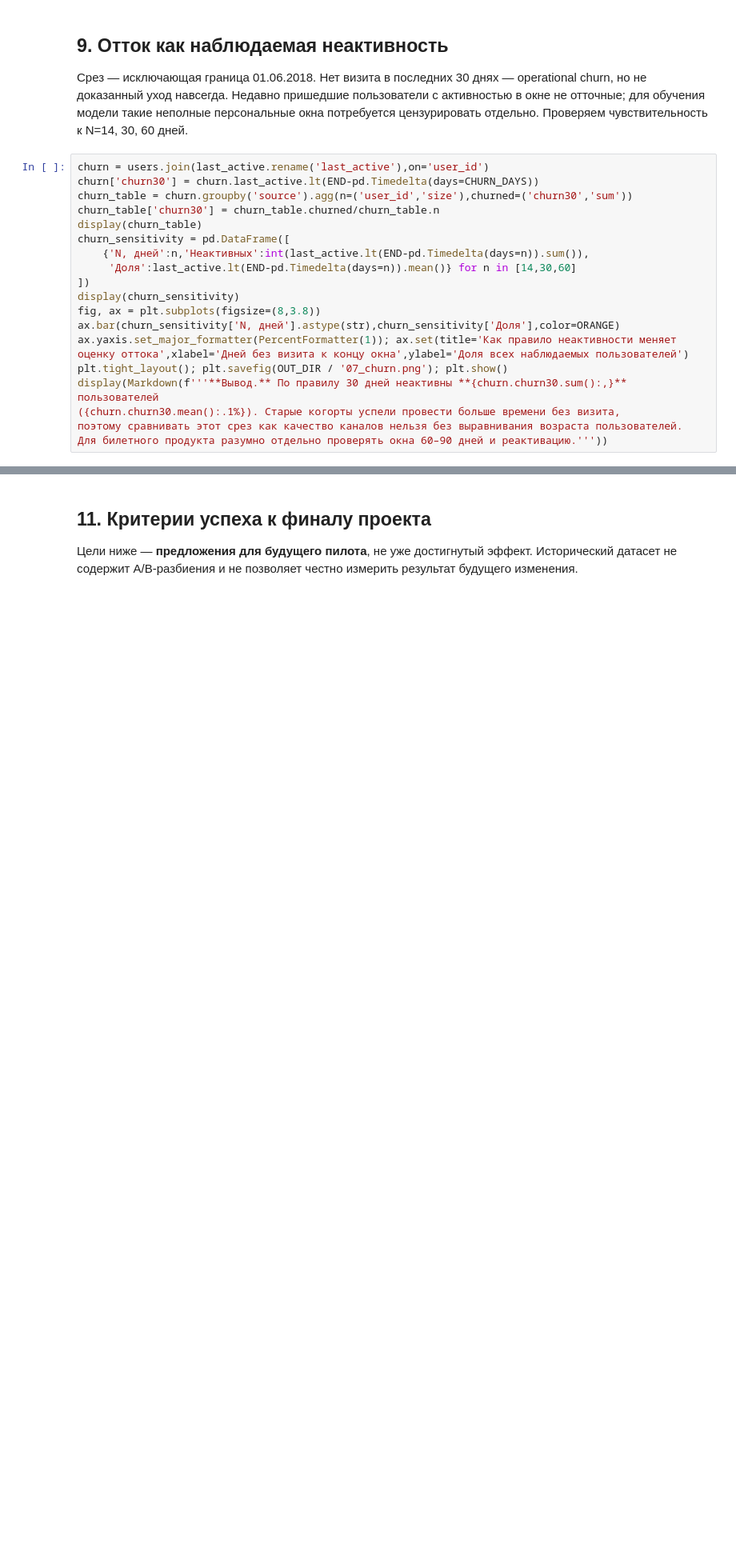
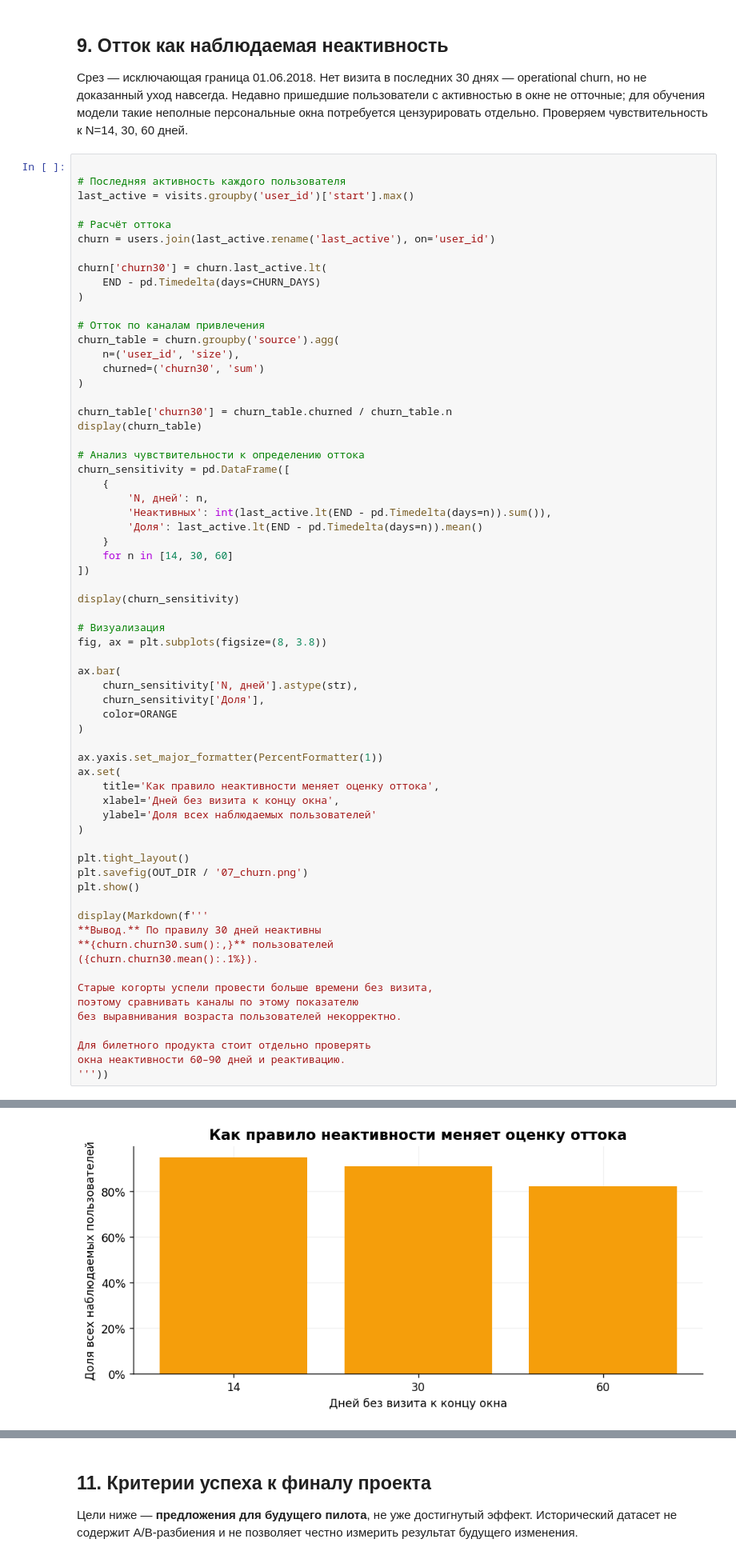
Before and after one commit to MaryGrach/product-analytics-afisha, a Jupyter notebook: PA_S1_Afisha_Track_B.ipynb, the cells around one changed output, grey strips where cells are left out. Shown at 80% size. Saved outputs shown, nothing was run; the diff lists cells and outputs as text; blank space fills up the shorter version.

```diff
--- a/PA_S1_Afisha_Track_B.ipynb
+++ b/PA_S1_Afisha_Track_B.ipynb
@@ -480,21 +640,68 @@ display(Markdown('**Чувствительность.** P99-ограничени
 для обучения модели такие неполные персональные окна потребуется цензурировать отдельно.
 Проверяем чувствительность к N=14, 30, 60 дней.
 # %%
-churn = users.join(last_active.rename('last_active'),on='user_id')
-churn['churn30'] = churn.last_active.lt(END-pd.Timedelta(days=CHURN_DAYS))
-churn_table = churn.groupby('source').agg(n=('user_id','size'),churned=('churn30','sum'))
-churn_table['churn30'] = churn_table.churned/churn_table.n
+
+# Последняя активность каждого пользователя
+last_active = visits.groupby('user_id')['start'].max()
+
+# Расчёт оттока
+churn = users.join(last_active.rename('last_active'), on='user_id')
+
+churn['churn30'] = churn.last_active.lt(
+    END - pd.Timedelta(days=CHURN_DAYS)
+)
+
+# Отток по каналам привлечения
+churn_table = churn.groupby('source').agg(
+    n=('user_id', 'size'),
+    churned=('churn30', 'sum')
+)
+
+churn_table['churn30'] = churn_table.churned / churn_table.n
 display(churn_table)
+
+# Анализ чувствительности к определению оттока
 churn_sensitivity = pd.DataFrame([
-    {'N, дней':n,'Неактивных':int(last_active.lt(END-pd.Timedelta(days=n)).sum()),
-     'Доля':last_active.lt(END-pd.Timedelta(days=n)).mean()} for n in [14,30,60]
+    {
+        'N, дней': n,
+        'Неактивных': int(last_active.lt(END - pd.Timedelta(days=n)).sum()),
+        'Доля': last_active.lt(END - pd.Timedelta(days=n)).mean()
+    }
+    for n in [14, 30, 60]
 ])
+
 display(churn_sensitivity)
-fig, ax = plt.subplots(figsize=(8,3.8))
-ax.bar(churn_sensitivity['N, дней'].astype(str),churn_sensitivity['Доля'],color=ORANGE)
-ax.yaxis.set_major_formatter(PercentFormatter(1)); ax.set(title='Как правило неактивности меняет оценку оттока',xlabel='Дней без визита к концу окна',ylabel='Доля всех наблюдаемых пользователей')
-plt.tight_layout(); plt.savefig(OUT_DIR / '07_churn.png'); plt.show()
-display(Markdown(f'''**Вывод.** По правилу 30 дней неактивны **{churn.churn30.sum():,}** пользователей
-({churn.churn30.mean():.1%}). Старые когорты успели провести больше времени без визита,
-поэтому сравнивать этот срез как качество каналов нельзя без выравнивания возраста пользователей.
-Для билетного продукта разумно отдельно проверять окна 60–90 дней и реактивацию.'''))
+
+# Визуализация
+fig, ax = plt.subplots(figsize=(8, 3.8))
+
+ax.bar(
+    churn_sensitivity['N, дней'].astype(str),
+    churn_sensitivity['Доля'],
+    color=ORANGE
+)
+
+ax.yaxis.set_major_formatter(PercentFormatter(1))
+ax.set(
+    title='Как правило неактивности меняет оценку оттока',
+    xlabel='Дней без визита к концу окна',
+    ylabel='Доля всех наблюдаемых пользователей'
+)
+
+plt.tight_layout()
+plt.savefig(OUT_DIR / '07_churn.png')
+plt.show()
+
+display(Markdown(f'''
+**Вывод.** По правилу 30 дней неактивны
+**{churn.churn30.sum():,}** пользователей
+({churn.churn30.mean():.1%}).
+
+Старые когорты успели провести больше времени без визита,
+поэтому сравнивать каналы по этому показателю
+без выравнивания возраста пользователей некорректно.
+
+Для билетного продукта стоит отдельно проверять
+окна неактивности 60–90 дней и реактивацию.
+'''))
+# %% [output]
@@ -500,0 +723 @@ display(Markdown(f'''**Вывод.** По правилу 30 дней неакт
+[figure, added]
```
Also changed, not shown: parts of 16 cells of this notebook.
